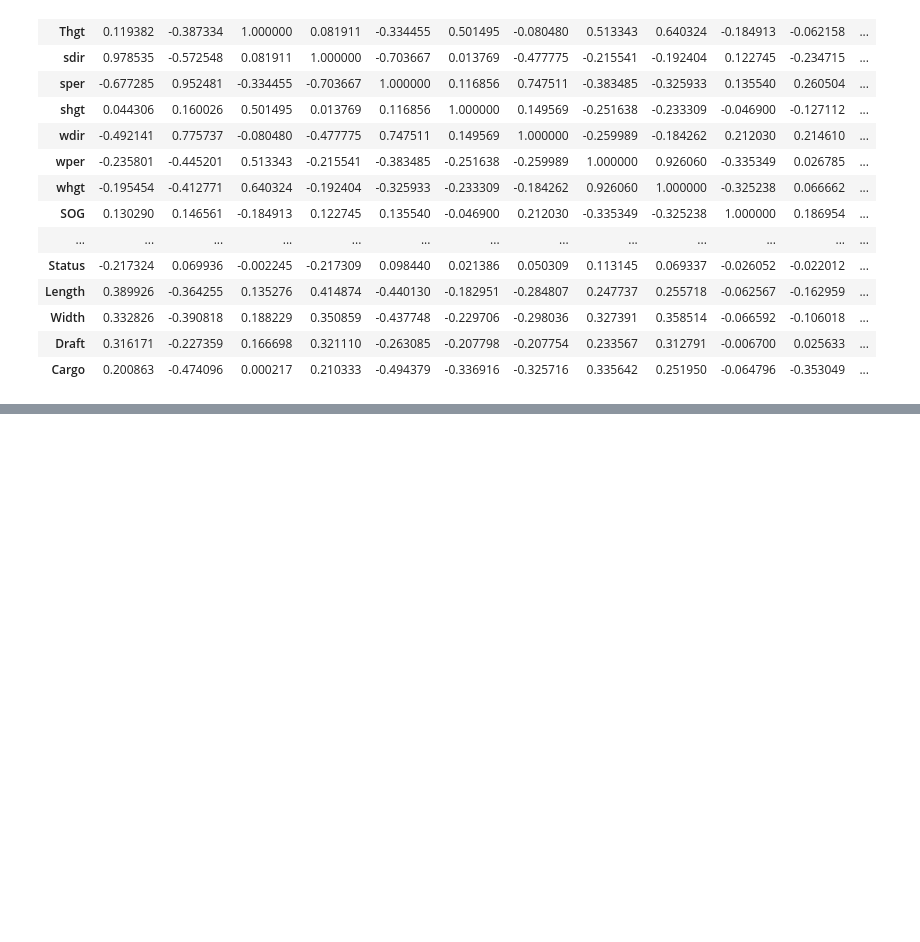
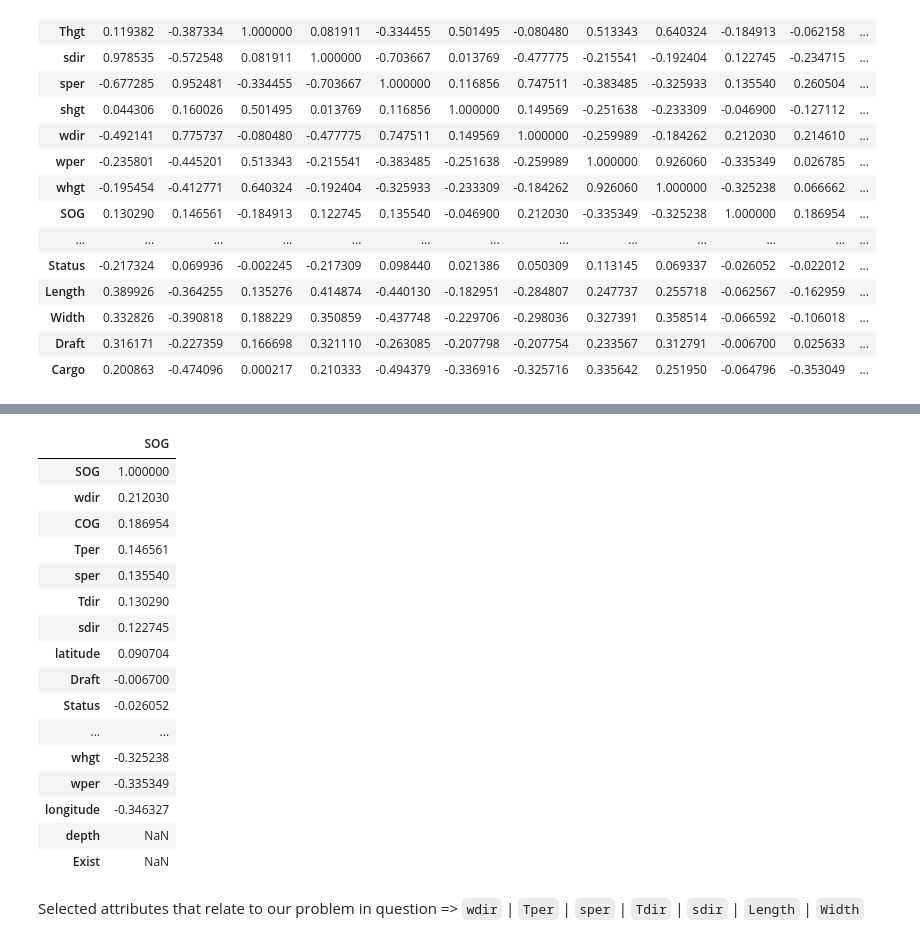
Before and after one commit to Pratit23/Oil-Spill-Prediction-AIS, a Jupyter notebook: Feature_Selection.ipynb, the cells around one changed output, grey strips where cells are left out. Cells and saved outputs as stored; diff of their text form; code cells hidden in the pictures; blank space fills up the shorter version.

```diff
--- a/Feature_Selection.ipynb
+++ b/Feature_Selection.ipynb
@@ -75,0 +74,23 @@ Text(0.5, 1.0, 'Correlation')
+# %%
+# getting the highest related attributes to the 'SOG' column
+df.corr(method ='pearson').sort_values(["SOG"], ascending=False)[["SOG"]]
+# %% [output]
+|  | SOG |
+| SOG | 1.000000 |
+| wdir | 0.212030 |
+| COG | 0.186954 |
+| Tper | 0.146561 |
+| sper | 0.135540 |
+| Tdir | 0.130290 |
+| sdir | 0.122745 |
+| latitude | 0.090704 |
+| Draft | -0.006700 |
+| Status | -0.026052 |
+| ... | ... |
+| whgt | -0.325238 |
+| wper | -0.335349 |
+| longitude | -0.346327 |
+| depth | NaN |
+| Exist | NaN |
+# %% [markdown]
+Selected attributes that relate to our problem in question =>  `wdir` | `Tper` | `sper` | `Tdir` | `sdir` | `Length` | `Width`
```
Also changed, not shown: parts of 2 cells of this notebook, 2 other files.
